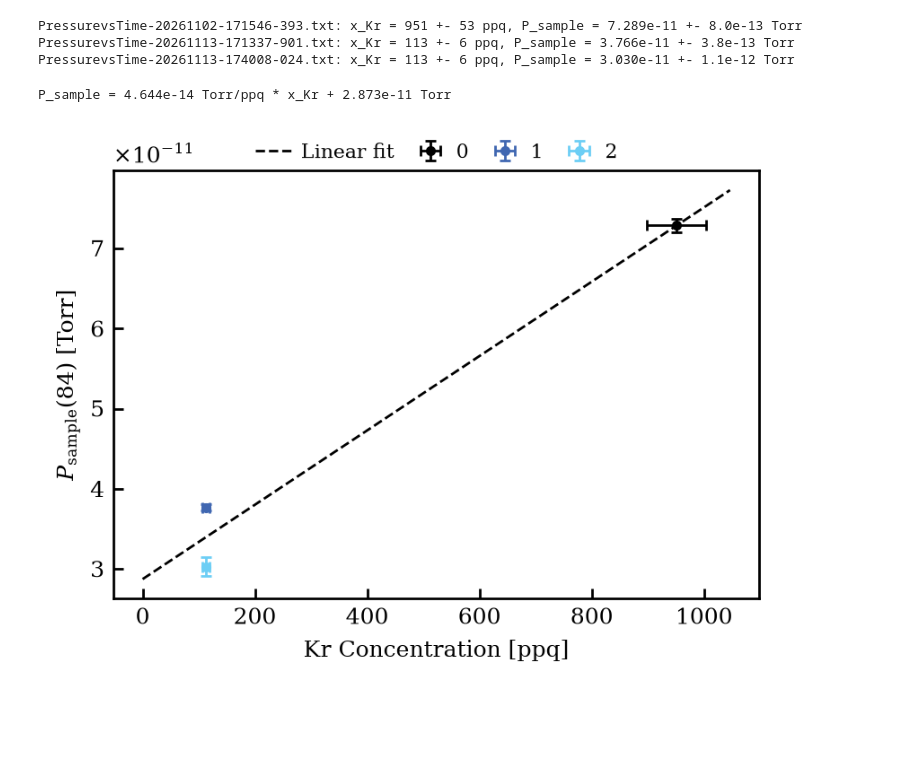
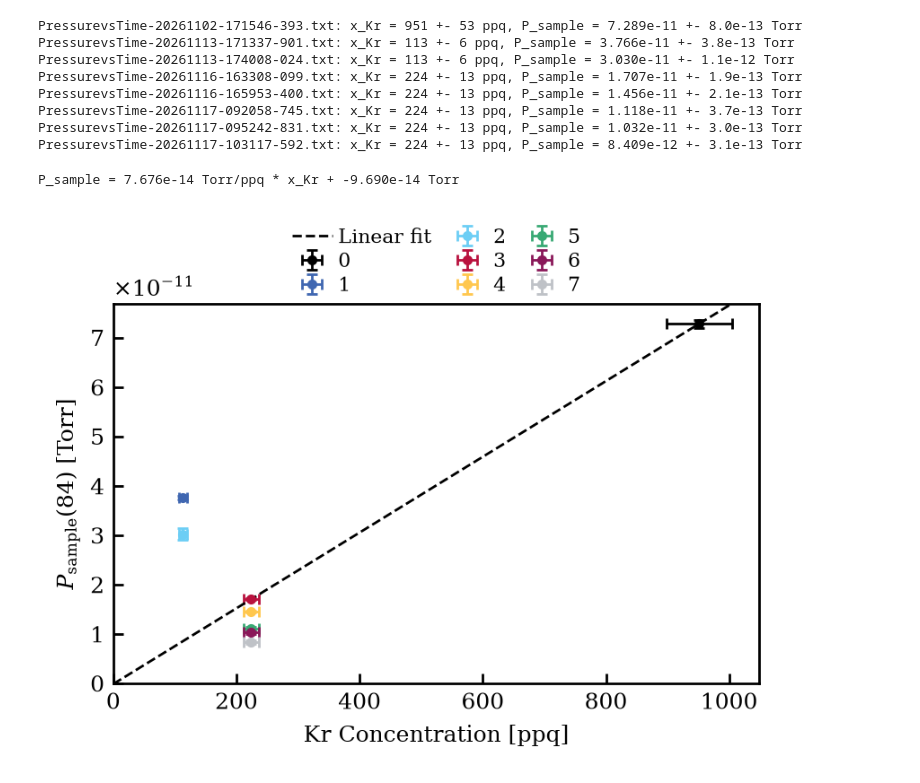
Before and after one commit to dachengx/rga-etl, a Jupyter notebook: calibration.ipynb, the cells around one changed output. Saved outputs shown, nothing was run; the diff lists cells and outputs as text; code cells hidden in the pictures; blank space fills up the shorter version.

```diff
--- a/calibration.ipynb
+++ b/calibration.ipynb
@@ -22,6 +22,11 @@ filenames = [
     'PressurevsTime-20261102-171546-393.txt',
     'PressurevsTime-20261113-171337-901.txt',
     'PressurevsTime-20261113-174008-024.txt',
+    'PressurevsTime-20261116-163308-099.txt',
+    'PressurevsTime-20261116-165953-400.txt',
+    'PressurevsTime-20261117-092058-745.txt',
+    'PressurevsTime-20261117-095242-831.txt',
+    'PressurevsTime-20261117-103117-592.txt',
 ]
 
 masses = [87, 28, 40, 62, 84]
@@ -32,21 +37,20 @@ calibrations = [
     dict(delta_v=0.0842, n_expansion=2, temperature=292, recycler_pressure=14.8),
     dict(delta_v=0.0100, n_expansion=2, temperature=292, recycler_pressure=14.8),
     dict(delta_v=0.0100, n_expansion=2, temperature=292, recycler_pressure=14.8),
+    dict(delta_v=0.0198, n_expansion=2, temperature=292, recycler_pressure=14.8),
+    dict(delta_v=0.0198, n_expansion=2, temperature=292, recycler_pressure=14.8),
+    dict(delta_v=0.0198, n_expansion=2, temperature=292, recycler_pressure=14.8),
+    dict(delta_v=0.0198, n_expansion=2, temperature=292, recycler_pressure=14.8),
+    dict(delta_v=0.0198, n_expansion=2, temperature=292, recycler_pressure=14.8),
 ]
-
-t0_ranges = [
-    (480, 780),
-    (480, 780),
-    (420, 720),
-]
 # %%
 # Sample partial pressure of AMU 84 (Sec. 1) and Kr mole fraction (Sec. 2) of each file
 P, P_err = np.empty(len(filenames)), np.empty(len(filenames))
 x_kr, x_kr_err = np.empty(len(filenames)), np.empty(len(filenames))
 
-for i, (filename, calibration, t0_range) in enumerate(zip(filenames, calibrations, t0_ranges)):
+for i, (filename, calibration) in enumerate(zip(filenames, calibrations)):
     rga = read_rga_file(os.path.join(folder, filename))
-    t0 = get_t0(rga['t'], rga[28], t0_range=t0_range)
+    t0 = get_t0(rga['t'], rga[28])
     P[i], P_err[i] = get_partial_pressure(rga, t0, mass=84)
     x_kr[i], x_kr_err[i] = get_kr_concentration(**calibration)
 
@@ -58,28 +62,37 @@ for i, (filename, calibration, t0_range) in enumerate(zip(filenames, calibration
 PressurevsTime-20261102-171546-393.txt: x_Kr = 951 +- 53 ppq, P_sample = 7.289e-11 +- 8.0e-13 Torr
 PressurevsTime-20261113-171337-901.txt: x_Kr = 113 +- 6 ppq, P_sample = 3.766e-11 +- 3.8e-13 Torr
 PressurevsTime-20261113-174008-024.txt: x_Kr = 113 +- 6 ppq, P_sample = 3.030e-11 +- 1.1e-12 Torr
+PressurevsTime-20261116-163308-099.txt: x_Kr = 224 +- 13 ppq, P_sample = 1.707e-11 +- 1.9e-13 Torr
+PressurevsTime-20261116-165953-400.txt: x_Kr = 224 +- 13 ppq, P_sample = 1.456e-11 +- 2.1e-13 Torr
+PressurevsTime-20261117-092058-745.txt: x_Kr = 224 +- 13 ppq, P_sample = 1.118e-11 +- 3.7e-13 Torr
+PressurevsTime-20261117-095242-831.txt: x_Kr = 224 +- 13 ppq, P_sample = 1.032e-11 +- 3.0e-13 Torr
+PressurevsTime-20261117-103117-592.txt: x_Kr = 224 +- 13 ppq, P_sample = 8.409e-12 +- 3.1e-13 Torr
 # %%
 fig, ax = plt.subplots(1, 1, figsize=(4, 3))
 
 for i in range(len(filenames)):
     ax.errorbar(
         x_kr[i] * 1e15, P[i],
         xerr=x_kr_err[i] * 1e15, yerr=P_err[i],
         marker='o', linestyle='none', capsize=2, label=i,
     )
-# ax.plot(0, 0)
+# ax.plot(0, 0, color='w')
+ax.set_xlim(left=0)
+ax.set_ylim(bottom=0)
+# ax.set_yscale('log')
 
 # Linear fit of P_sample against x_Kr, unweighted (uncertainties not used)
-slope, intercept = np.polyfit(x_kr * 1e15, P, 1)
+slope, intercept = np.polyfit(x_kr[[0, 3]] * 1e15, P[[0, 3]], 1)
 x_fit = np.linspace(0, 1.1 * np.max(x_kr * 1e15), 100)
 ax.plot(x_fit, slope * x_fit + intercept, color='k', linestyle='--', label='Linear fit')
 print(f'P_sample = {slope:.3e} Torr/ppq * x_Kr + {intercept:.3e} Torr')
 
-ax.legend(ncols=len(filenames) + 1)
+# ax.legend(ncols=len(filenames) + 1)
+ax.legend(ncols=3)
 ax.set_xlabel('Kr Concentration [ppq]')
 ax.set_ylabel('$P_\\mathrm{sample}$(84) [Torr]')
 
 plt.show()
 # %% [output]
-P_sample = 4.644e-14 Torr/ppq * x_Kr + 2.873e-11 Torr
+P_sample = 7.676e-14 Torr/ppq * x_Kr + -9.690e-14 Torr
-[figure, old version]
+[figure, new version]
```
Also changed, not shown: 2 other files.
